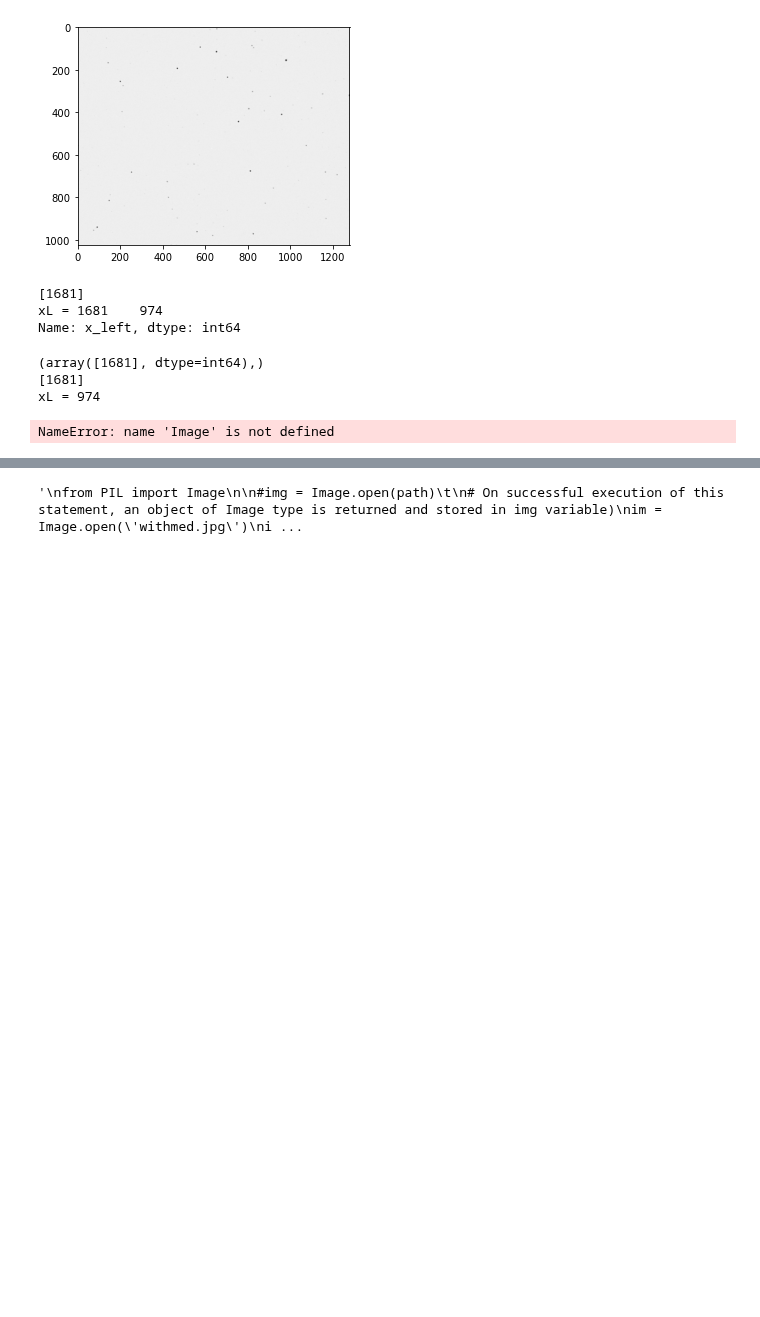
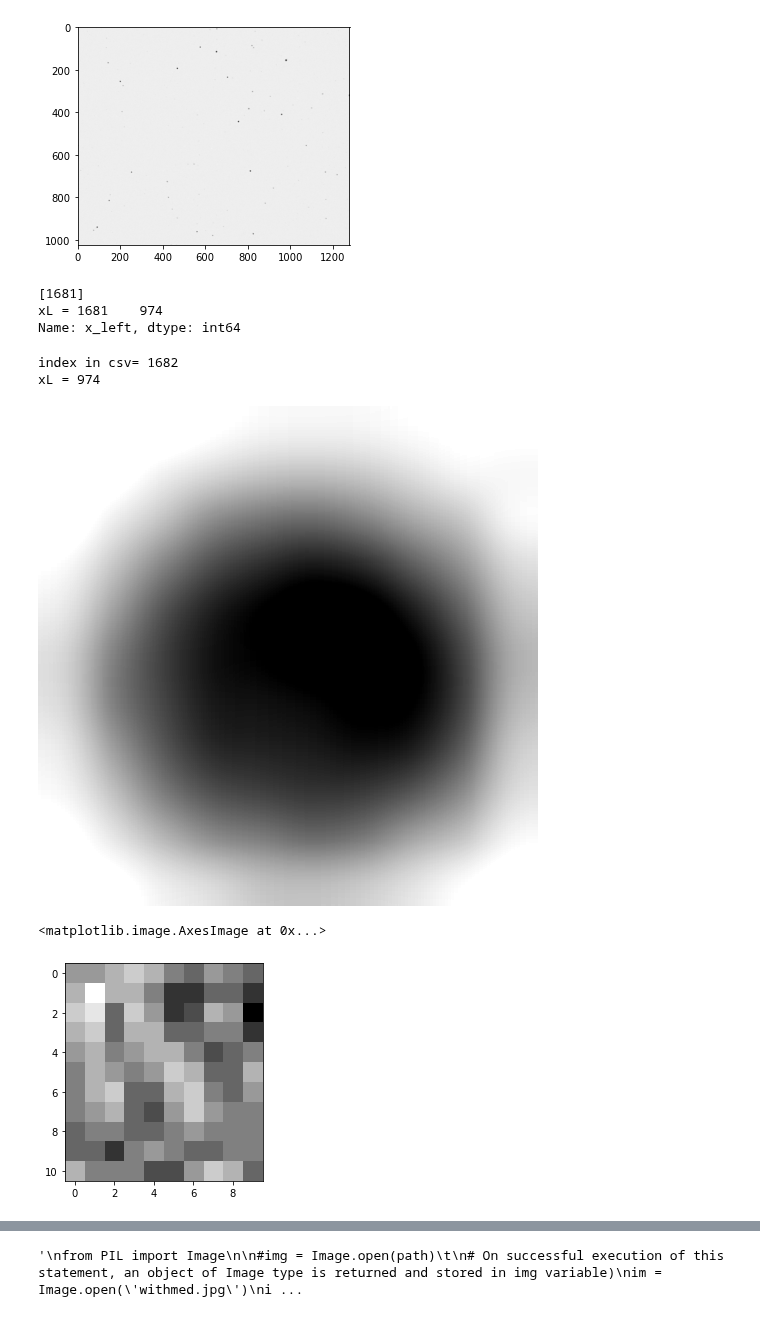
Before and after one commit to Scottholman33/KBI, a Jupyter notebook: KBI_Python_Start.ipynb, the cells around one changed output, grey strips where cells are left out. Saved outputs shown, nothing was run; the diff lists cells and outputs as text; code cells hidden in the pictures; blank space fills up the shorter version.

```diff
--- a/KBI_Python_Start.ipynb
+++ b/KBI_Python_Start.ipynb
@@ -234,47 +234,72 @@ import matplotlib.pyplot as plt
 #from PIL import Image
 #im = Image.open("04_Silicon_Oil_image_00001.jpg")
 
 
 #import imageio.v3 as iio
 from skimage import io
 import skimage.color
+from PIL import Image, ImageEnhance
 
 x_left=df['x_left']
 x_right=df['x_right']
 y_top=df['y_top']
 y_bottom=df['y_bottom']
 
 
 string="04 Silicon Oil" #change these for each picture
 frame=1 #corresponds to the 00001 or 00003 etc number
 
 #print(np.where(df['frame_num']==1))
-idx=np.where((df["step"].str.startswith(string)) & (df["frame_num"]==frame))
-index=idx[0]
-print(idx)
-print(index)
+idx=np.where((df["step"].str.startswith(string)) & (df["frame_num"]==frame)) #tuple
+index=idx[0] #array, take first value of tuple
+index_val=index[0] #take first value of array
+print("index in csv=",index_val+1) #python starts at zero and csv starts at one so off by 1
 
 #row=df[index, axis=1] #pull out entire row at index with largest ecd
 #look into .loc and .iloc
 
-xL=x_left[1681] #
-xR=x_right[1681]
-yT=y_top[1681]
-yB=y_bottom[1681] #finds your coordinates
+xL=x_left[index_val] #
+xR=x_right[index_val]
+yT=y_top[index_val]
+yB=y_bottom[index_val] #finds your coordinates
 print("xL =",xL)
 
-
-#print(vars())
 
 img=Image.open("04_Silicon_Oil_Image_00001.jpg")
 img2=img.crop((xL,yT,xR,yB))
 img2=img2.resize((500,500))
-display(img2)
+
+
+#image brightness enhancer
+enhancer = ImageEnhance.Contrast(img2)
+
+#factor = 1 #gives original image
+#im_output = enhancer.enhance(factor)
+#im_output.save('original-image.png')
+
+#factor = 0.5 #decrease constrast
+#im_output = enhancer.enhance(factor)
+#im_output.save('less-contrast-image.png')
+
+factor = 1.8 #increase contrast
+img2_output = enhancer.enhance(factor)
+
+display(img2_output)
+
+# import and read image
+img = io.imread("11 Fiber_5200-3196_191021-10271 Image_00005.jpg")
+cropped = img[yT:yB,xL:xR]
+#img[img < 128] = 0
+
+# display the grayscale image
+fig, ax = plt.subplots()
+plt.imshow(cropped, cmap="gray")
 # %% [output]
-(array([1681], dtype=int64),)
-[1681]
+index in csv= 1682
 xL = 974
+[figure, added]
-NameError: name 'Image' is not defined
+<matplotlib.image.AxesImage at 0x...>
+[figure, added]
 # %%
 
 #import imageio.v3 as iio
```
Also changed, not shown: parts of 2 cells of this notebook.
